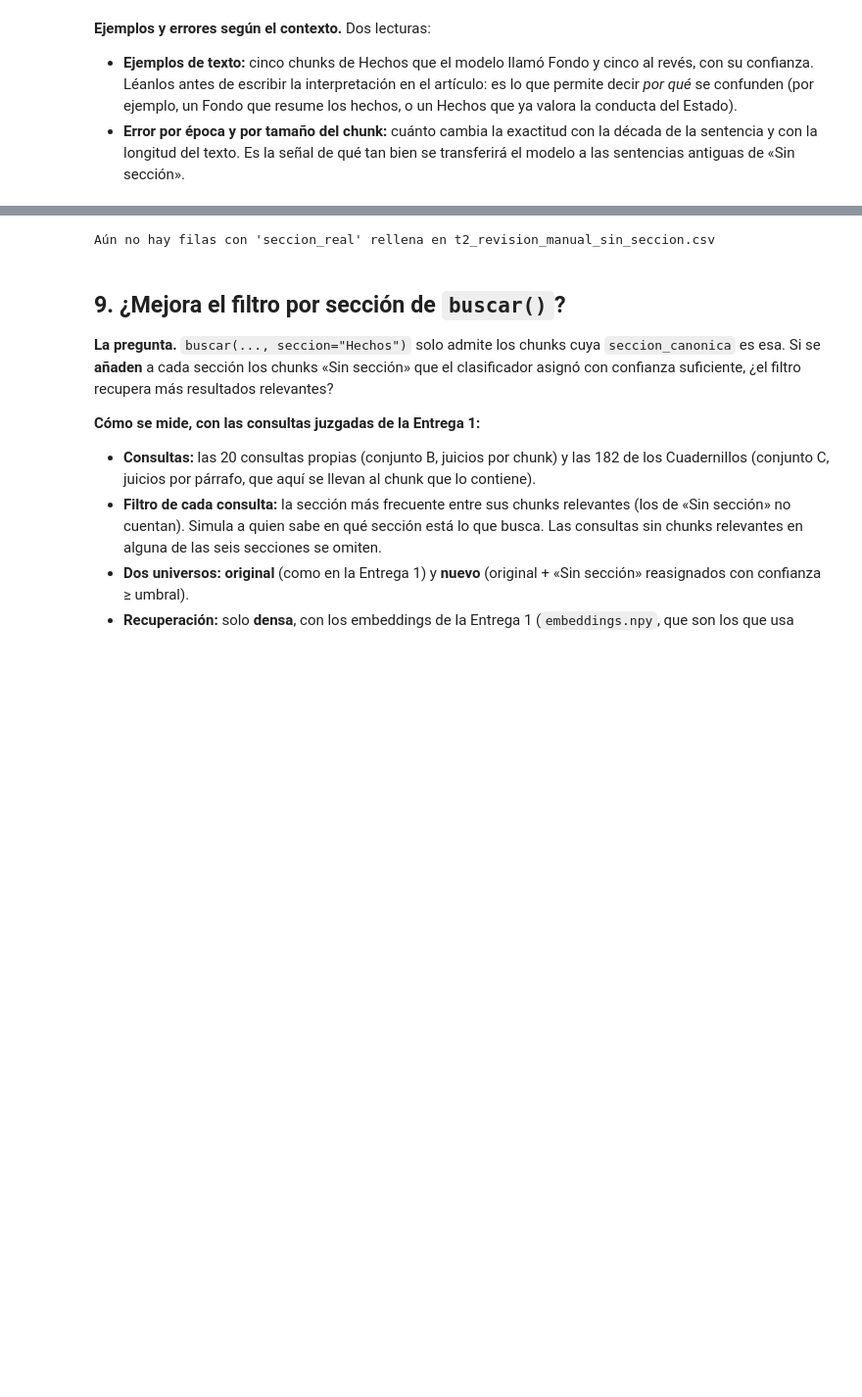
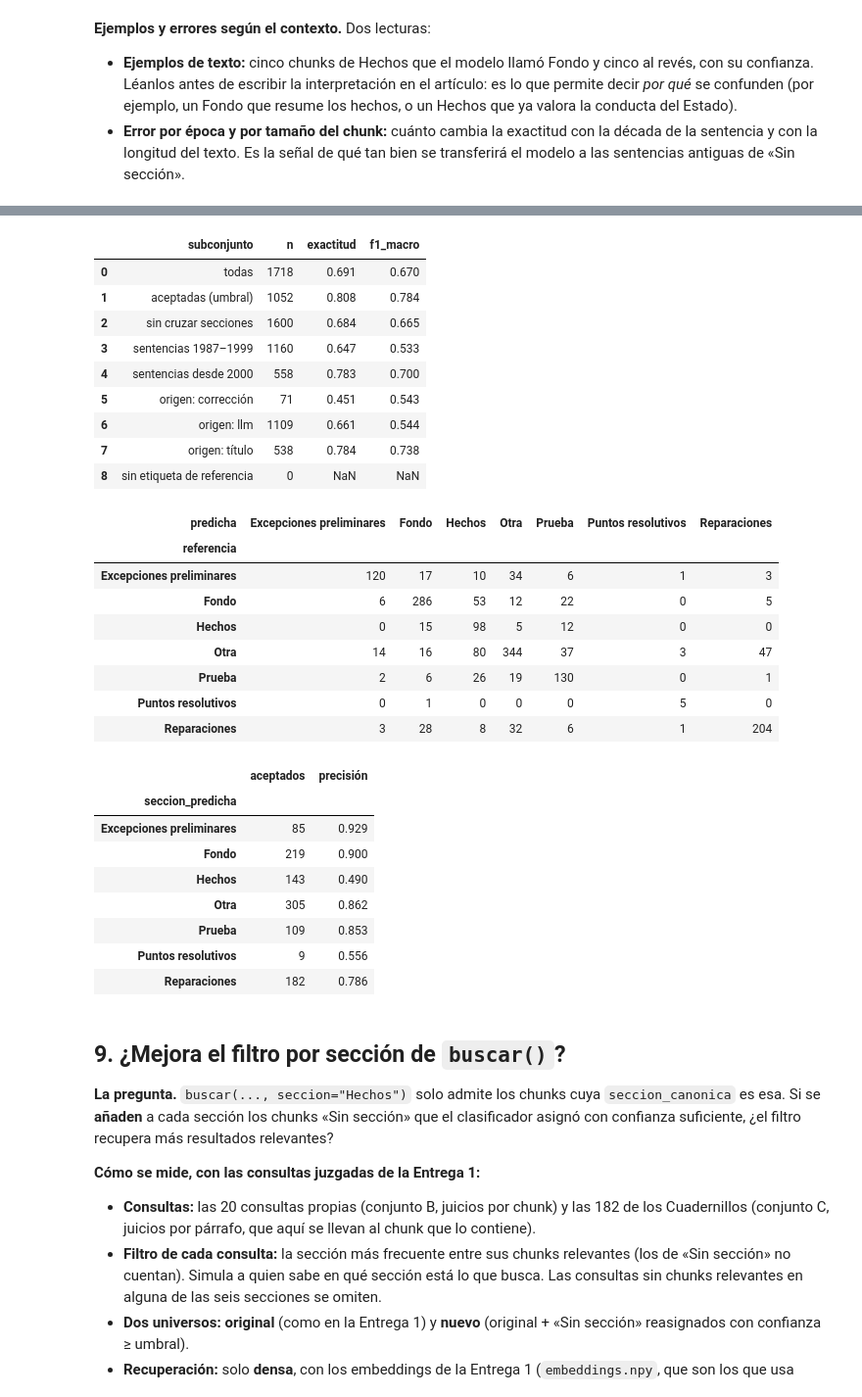
Before and after one commit to GiraldoB/RAG-CIDH, a Jupyter notebook: t2_secciones.ipynb, the cells around one changed output, grey strips where cells are left out. Shown at 98% size. Drawn from its saved outputs; the diff is of its cells as text; code cells hidden in the pictures; blank space fills up the shorter version.

```diff
--- a/t2_secciones.ipynb
+++ b/t2_secciones.ipynb
@@ -907,17 +912,43 @@ Muestra de revisión manual: 72 chunks → t2_revision_manual_sin_seccion.csv
 # %%
-ruta_rev = DIR_RESULTADOS / "t2_revision_manual_sin_seccion.csv"
-rev = pd.read_csv(ruta_rev).dropna(subset=["seccion_real"])
-rev = rev[rev["seccion_real"].astype(str).str.strip() != ""]
-if len(rev):
-    rev["acierto"] = rev["seccion_real"].str.strip() == rev["seccion_predicha"]
-    print(f"Revisados: {len(rev)} · precisión de todas las predicciones: {rev['acierto'].mean():.2f}")
-    if rev["acepta"].any():
-        print(f"Precisión de las que pasan el umbral (n={int(rev['acepta'].sum())}): {rev.loc[rev['acepta'], 'acierto'].mean():.2f}")
-    display(rev.groupby("seccion_predicha")["acierto"].agg(["mean", "size"]).round(2))
+from evaluar_t2_sin_seccion import RUTA_REFERENCIA, evaluar
+
+if RUTA_REFERENCIA.exists() and not MODO_PRUEBA:
+    ev_res, ev_conf, ev_prec = evaluar(sin_pred)
+    display(ev_res.round(3))
+    display(ev_conf)
+    display(ev_prec.round(3))
 else:
-    print("Aún no hay filas con 'seccion_real' rellena en", ruta_rev.name)
+    ev_res = None
+    print("Se omite: no está", RUTA_REFERENCIA, "(o MODO_PRUEBA).")
 # %% [output]
-Aún no hay filas con 'seccion_real' rellena en t2_revision_manual_sin_seccion.csv
+|  | subconjunto | n | exactitud | f1_macro |
+| 0 | todas | 1718 | 0.691 | 0.670 |
+| 1 | aceptadas (umbral) | 1052 | 0.808 | 0.784 |
+| 2 | sin cruzar secciones | 1600 | 0.684 | 0.665 |
+| 3 | sentencias 1987–1999 | 1160 | 0.647 | 0.533 |
+| 4 | sentencias desde 2000 | 558 | 0.783 | 0.700 |
+| 5 | origen: corrección | 71 | 0.451 | 0.543 |
+| 6 | origen: llm | 1109 | 0.661 | 0.544 |
+| 7 | origen: título | 538 | 0.784 | 0.738 |
+| 8 | sin etiqueta de referencia | 0 | NaN | NaN |
+| predicha | Excepciones preliminares | Fondo | Hechos | Otra | Prueba | Puntos resolutivos | Reparaciones |
+| referencia |  |  |  |  |  |  |  |
+| Excepciones preliminares | 120 | 17 | 10 | 34 | 6 | 1 | 3 |
+| Fondo | 6 | 286 | 53 | 12 | 22 | 0 | 5 |
+| Hechos | 0 | 15 | 98 | 5 | 12 | 0 | 0 |
+| Otra | 14 | 16 | 80 | 344 | 37 | 3 | 47 |
+| Prueba | 2 | 6 | 26 | 19 | 130 | 0 | 1 |
+| Puntos resolutivos | 0 | 1 | 0 | 0 | 0 | 5 | 0 |
+| Reparaciones | 3 | 28 | 8 | 32 | 6 | 1 | 204 |
+|  | aceptados | precisión |
+| seccion_predicha |  |  |
+| Excepciones preliminares | 85 | 0.929 |
+| Fondo | 219 | 0.900 |
+| Hechos | 143 | 0.490 |
+| Otra | 305 | 0.862 |
+| Prueba | 109 | 0.853 |
+| Puntos resolutivos | 9 | 0.556 |
+| Reparaciones | 182 | 0.786 |
 # %% [markdown]
 ## 9. ¿Mejora el filtro por sección de `buscar()`?
 
```
Also changed, not shown: parts of 23 cells of this notebook, 6 other files.
